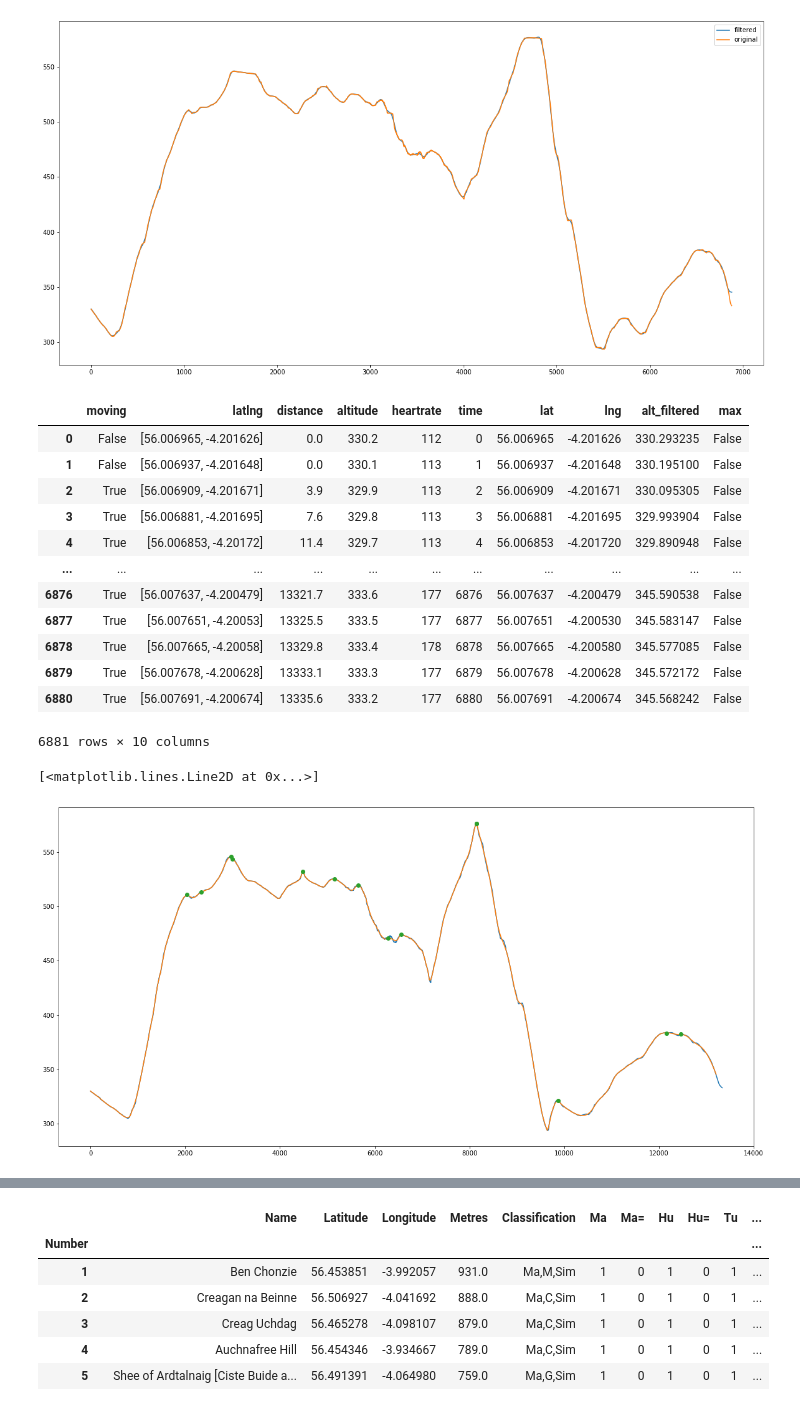
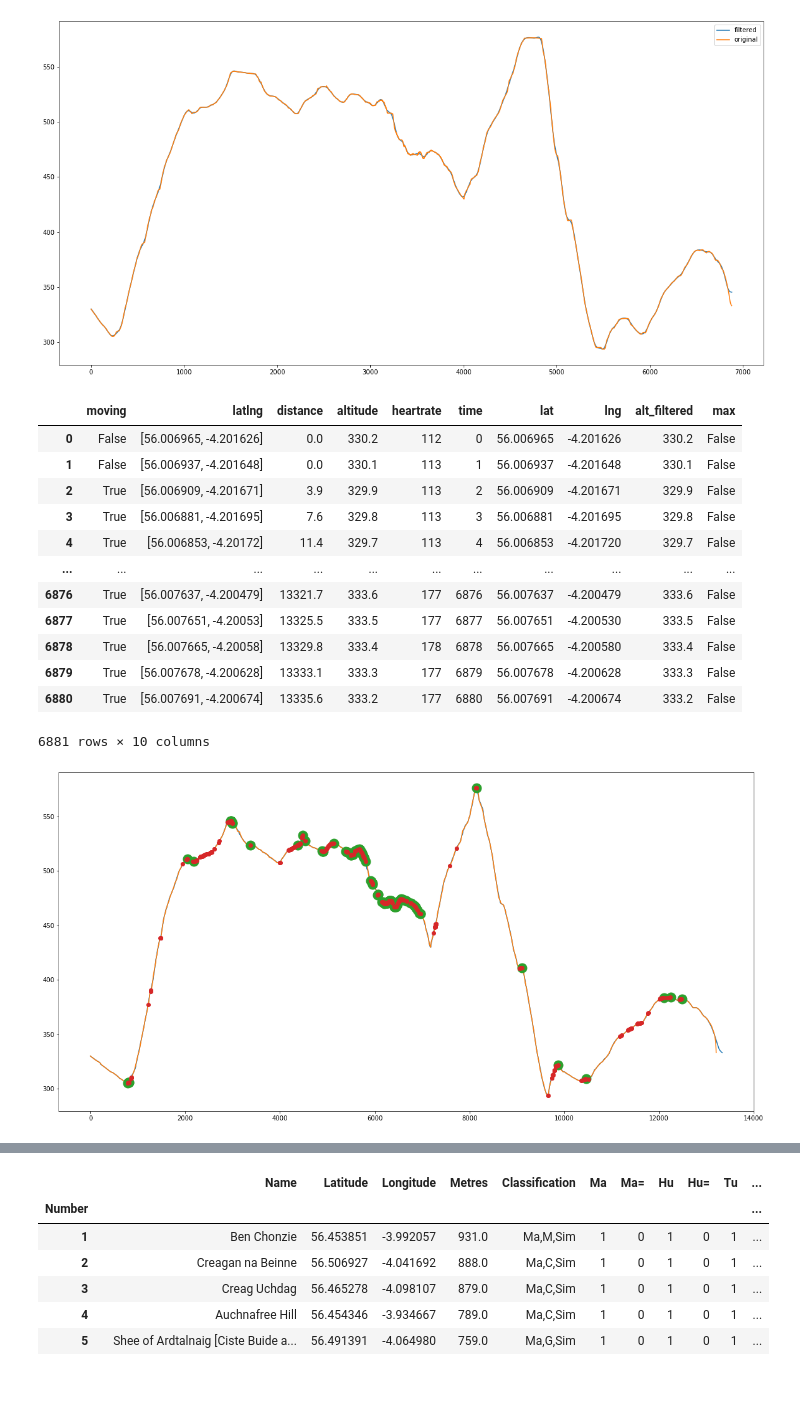
Before and after one commit to JozefTkocz/Strava-Summit-Reports, a Jupyter notebook: Hill Finder Proof of Concept.ipynb, the cells around one changed output, grey strips where cells are left out. Saved outputs shown, nothing was run; the diff lists cells and outputs as text; code cells hidden in the pictures.

```diff
--- a/Hill Finder Proof of Concept.ipynb
+++ b/Hill Finder Proof of Concept.ipynb
@@ -88,34 +90,39 @@ plt.show()
 [figure]
 # %%
 df['alt_filtered'] = output
+df['alt_filtered'] = df['altitude']
 maxima, properties = signal.find_peaks(df['alt_filtered'].values)
 df['max'] = False
 df.loc[maxima, 'max'] = True
 df
 # %% [output]
 |  | moving | latlng | distance | altitude | heartrate | time | lat | lng | alt_filtered | max |
-| 0 | False | [56.006965, -4.201626] | 0.0 | 330.2 | 112 | 0 | 56.006965 | -4.201626 | 330.293235 | False |
-| 1 | False | [56.006937, -4.201648] | 0.0 | 330.1 | 113 | 1 | 56.006937 | -4.201648 | 330.195100 | False |
-| 2 | True | [56.006909, -4.201671] | 3.9 | 329.9 | 113 | 2 | 56.006909 | -4.201671 | 330.095305 | False |
-| 3 | True | [56.006881, -4.201695] | 7.6 | 329.8 | 113 | 3 | 56.006881 | -4.201695 | 329.993904 | False |
-| 4 | True | [56.006853, -4.20172] | 11.4 | 329.7 | 113 | 4 | 56.006853 | -4.201720 | 329.890948 | False |
+| 0 | False | [56.006965, -4.201626] | 0.0 | 330.2 | 112 | 0 | 56.006965 | -4.201626 | 330.2 | False |
+| 1 | False | [56.006937, -4.201648] | 0.0 | 330.1 | 113 | 1 | 56.006937 | -4.201648 | 330.1 | False |
+| 2 | True | [56.006909, -4.201671] | 3.9 | 329.9 | 113 | 2 | 56.006909 | -4.201671 | 329.9 | False |
+| 3 | True | [56.006881, -4.201695] | 7.6 | 329.8 | 113 | 3 | 56.006881 | -4.201695 | 329.8 | False |
+| 4 | True | [56.006853, -4.20172] | 11.4 | 329.7 | 113 | 4 | 56.006853 | -4.201720 | 329.7 | False |
 | ... | ... | ... | ... | ... | ... | ... | ... | ... | ... | ... |
-| 6876 | True | [56.007637, -4.200479] | 13321.7 | 333.6 | 177 | 6876 | 56.007637 | -4.200479 | 345.590538 | False |
-| 6877 | True | [56.007651, -4.20053] | 13325.5 | 333.5 | 177 | 6877 | 56.007651 | -4.200530 | 345.583147 | False |
-| 6878 | True | [56.007665, -4.20058] | 13329.8 | 333.4 | 178 | 6878 | 56.007665 | -4.200580 | 345.577085 | False |
-| 6879 | True | [56.007678, -4.200628] | 13333.1 | 333.3 | 177 | 6879 | 56.007678 | -4.200628 | 345.572172 | False |
-| 6880 | True | [56.007691, -4.200674] | 13335.6 | 333.2 | 177 | 6880 | 56.007691 | -4.200674 | 345.568242 | False |
+| 6876 | True | [56.007637, -4.200479] | 13321.7 | 333.6 | 177 | 6876 | 56.007637 | -4.200479 | 333.6 | False |
+| 6877 | True | [56.007651, -4.20053] | 13325.5 | 333.5 | 177 | 6877 | 56.007651 | -4.200530 | 333.5 | False |
+| 6878 | True | [56.007665, -4.20058] | 13329.8 | 333.4 | 178 | 6878 | 56.007665 | -4.200580 | 333.4 | False |
+| 6879 | True | [56.007678, -4.200628] | 13333.1 | 333.3 | 177 | 6879 | 56.007678 | -4.200628 | 333.3 | False |
+| 6880 | True | [56.007691, -4.200674] | 13335.6 | 333.2 | 177 | 6880 | 56.007691 | -4.200674 | 333.2 | False |
 6881 rows × 10 columns
+# %%
+slim_peaks = detect_peaks(df['altitude'])
 # %%
 plt.figure(figsize=(20, 10))
 plt.plot(df['distance'], df['altitude'])
 plt.plot(dist, df['alt_filtered'])
 
 peaks = df.loc[df['max']]
-plt.plot(peaks['distance'], peaks['altitude'], 'o')
+plt.plot(peaks['distance'], peaks['altitude'], 'o', markersize=15)
+plt.plot(df.iloc[slim_peaks]['distance'], df.iloc[slim_peaks]['altitude'], 'o')
+
+peaks = df.copy()
 # %% [output]
-[<matplotlib.lines.Line2D at 0x...>]
-[figure, old version]
+[figure, new version]
 # %%
 plt.figure(figsize=(20, 10))
 plt.scatter(df['lng'], df['lat'], c=df['altitude'], cmap='Reds')
```
Also changed, not shown: parts of 8 cells of this notebook, 8 other files.
